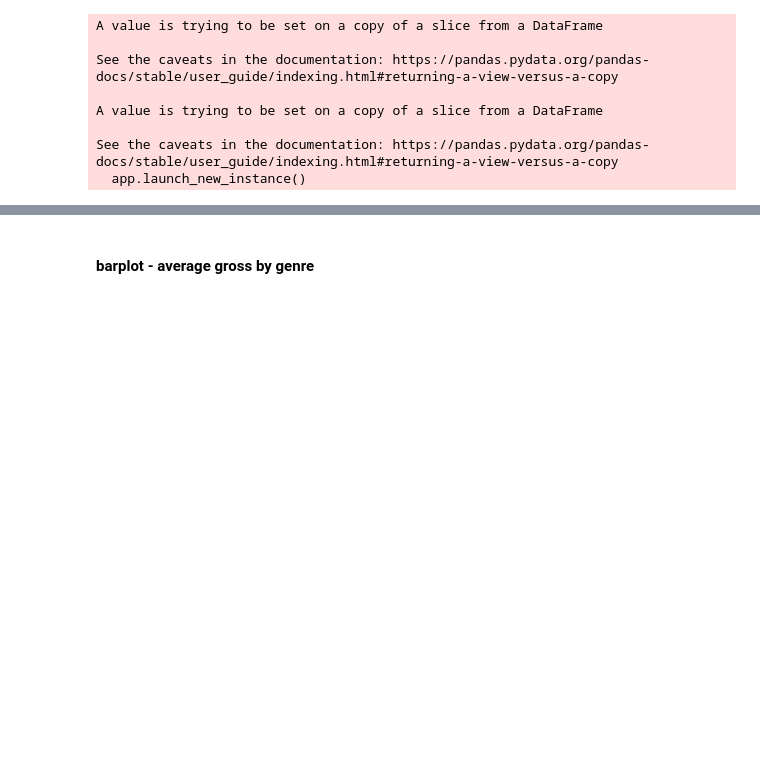
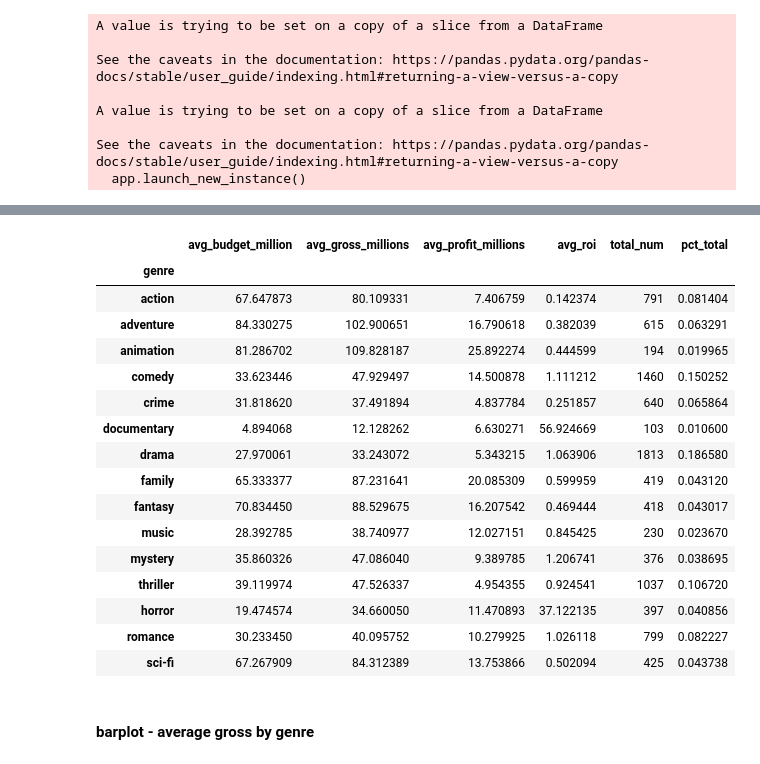
Before and after one commit to kristinkspanos/data_analysis_movie_studio, a Jupyter notebook: assignment_2_movie_data.ipynb, the cells around one changed output, grey strips where cells are left out. Saved outputs shown, nothing was run; the diff lists cells and outputs as text; code cells hidden in the pictures; blank space fills up the shorter version.

```diff
--- a/assignment_2_movie_data.ipynb
+++ b/assignment_2_movie_data.ipynb
@@ -235,6 +302,3 @@ TV-PG           3
 TV-G            3
 TV-14           2
 Name: content_rating, dtype: int64
-# %%
-movies['key_actors'] = movies['actor_1_name'].map(str) + '-' + movies['actor_2_name'].map(str) + '-' + movies['actor_3_name'].map(str)
-movies['key_actors']
@@ -657,4 +841,5 @@ See the caveats in the documentation: https://pandas.pydata.org/pandas-docs/stab
 # %%
+# create df to analyze average outcome by genre
 genre_avg = pd.DataFrame()
 for x in genre_lst:
     x = movies.groupby(['genre_' + x.lower()]).mean()
@@ -662,3 +847,7 @@ for x in genre_lst:
     genre_avg = genre_avg.append(x)
 
 genre_avg = genre_avg[genre_avg.index.str.contains("not")==False]
+
+genre_avg = genre_avg[['budget_millions','gross_millions','profit_millions','roi']]
+
+genre_avg
@@ -665,3 +872,37 @@ genre_avg = genre_avg[genre_avg.index.str.contains("not")==False]
+# %%
+# merge genre count and genre average outcome data into one df
+genre_df_lst = [genre_avg, genre_count]
+
+#directors_df = reduce(lambda left,right: pd.merge(left,right,on='director_name'), directors_df_lst)
+
+genre_avg_df = reduce(lambda left,right: pd.merge(left, right, left_index=True, right_index=True), genre_df_lst)
+genre_avg_df = genre_df.rename(columns = {'gross_millions': 'avg_gross_millions',
+                                             'budget_millions': 'avg_budget_million',
+                                              'profit_millions':'avg_profit_millions',
+                                              'roi':'avg_roi',
+                                     'color':'total_num'})
+
+genre_avg_df
+
+#genre_df.to_csv('genre_df.csv')
+# %% [output]
+|  | avg_budget_million | avg_gross_millions | avg_profit_millions | avg_roi | total_num | pct_total |
+| genre |  |  |  |  |  |  |
+| action | 67.647873 | 80.109331 | 7.406759 | 0.142374 | 791 | 0.081404 |
+| adventure | 84.330275 | 102.900651 | 16.790618 | 0.382039 | 615 | 0.063291 |
+| animation | 81.286702 | 109.828187 | 25.892274 | 0.444599 | 194 | 0.019965 |
+| comedy | 33.623446 | 47.929497 | 14.500878 | 1.111212 | 1460 | 0.150252 |
+| crime | 31.818620 | 37.491894 | 4.837784 | 0.251857 | 640 | 0.065864 |
+| documentary | 4.894068 | 12.128262 | 6.630271 | 56.924669 | 103 | 0.010600 |
+| drama | 27.970061 | 33.243072 | 5.343215 | 1.063906 | 1813 | 0.186580 |
+| family | 65.333377 | 87.231641 | 20.085309 | 0.599959 | 419 | 0.043120 |
+| fantasy | 70.834450 | 88.529675 | 16.207542 | 0.469444 | 418 | 0.043017 |
+| music | 28.392785 | 38.740977 | 12.027151 | 0.845425 | 230 | 0.023670 |
+| mystery | 35.860326 | 47.086040 | 9.389785 | 1.206741 | 376 | 0.038695 |
+| thriller | 39.119974 | 47.526337 | 4.954355 | 0.924541 | 1037 | 0.106720 |
+| horror | 19.474574 | 34.660050 | 11.470893 | 37.122135 | 397 | 0.040856 |
+| romance | 30.233450 | 40.095752 | 10.279925 | 1.026118 | 799 | 0.082227 |
+| sci-fi | 67.267909 | 84.312389 | 13.753866 | 0.502094 | 425 | 0.043738 |
 # %% [markdown]
 #### barplot - average gross by genre
 # %%
```
Also changed, not shown: parts of 82 cells of this notebook.
